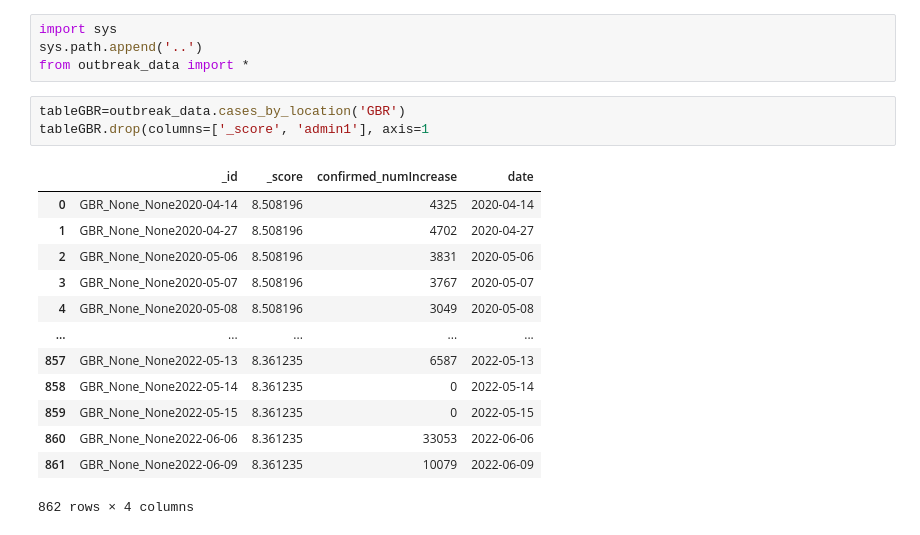
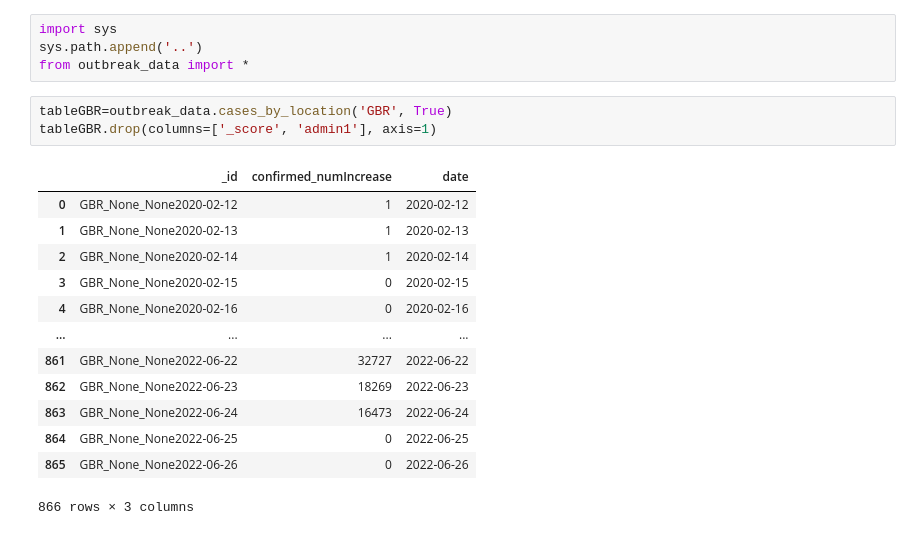
Before and after one commit to outbreak-info/python-outbreak-info, a Jupyter notebook: visualization_demos/gbrvis.ipynb, the cells around one changed output. Cells and saved outputs as stored; diff of their text form.

```diff
--- a/visualization_demos/gbrvis.ipynb
+++ b/visualization_demos/gbrvis.ipynb
@@ -40,22 +19,22 @@ import sys
 sys.path.append('..')
 from outbreak_data import *
 # %%
-tableGBR=outbreak_data.cases_by_location('GBR')
-tableGBR.drop(columns=['_score', 'admin1'], axis=1
+tableGBR=outbreak_data.cases_by_location('GBR', True)
+tableGBR.drop(columns=['_score', 'admin1'], axis=1)
 # %% [output]
-|  | _id | _score | confirmed_numIncrease | date |
-| 0 | GBR_None_None2020-04-14 | 8.508196 | 4325 | 2020-04-14 |
-| 1 | GBR_None_None2020-04-27 | 8.508196 | 4702 | 2020-04-27 |
-| 2 | GBR_None_None2020-05-06 | 8.508196 | 3831 | 2020-05-06 |
-| 3 | GBR_None_None2020-05-07 | 8.508196 | 3767 | 2020-05-07 |
-| 4 | GBR_None_None2020-05-08 | 8.508196 | 3049 | 2020-05-08 |
-| ... | ... | ... | ... | ... |
-| 857 | GBR_None_None2022-05-13 | 8.361235 | 6587 | 2022-05-13 |
-| 858 | GBR_None_None2022-05-14 | 8.361235 | 0 | 2022-05-14 |
-| 859 | GBR_None_None2022-05-15 | 8.361235 | 0 | 2022-05-15 |
-| 860 | GBR_None_None2022-06-06 | 8.361235 | 33053 | 2022-06-06 |
-| 861 | GBR_None_None2022-06-09 | 8.361235 | 10079 | 2022-06-09 |
+|  | _id | confirmed_numIncrease | date |
+| 0 | GBR_None_None2020-02-12 | 1 | 2020-02-12 |
+| 1 | GBR_None_None2020-02-13 | 1 | 2020-02-13 |
+| 2 | GBR_None_None2020-02-14 | 1 | 2020-02-14 |
+| 3 | GBR_None_None2020-02-15 | 0 | 2020-02-15 |
+| 4 | GBR_None_None2020-02-16 | 0 | 2020-02-16 |
+| ... | ... | ... | ... |
+| 861 | GBR_None_None2022-06-22 | 32727 | 2022-06-22 |
+| 862 | GBR_None_None2022-06-23 | 18269 | 2022-06-23 |
+| 863 | GBR_None_None2022-06-24 | 16473 | 2022-06-24 |
+| 864 | GBR_None_None2022-06-25 | 0 | 2022-06-25 |
+| 865 | GBR_None_None2022-06-26 | 0 | 2022-06-26 |
-862 rows × 4 columns
+866 rows × 3 columns
 # %%
 tableGBR.sort_values(by="date")
 tableGBR.plot.line(x='date', y='confirmed_numIncrease', title='Number of Cases Over Time', xlabel='Date', ylabel='Number of Cases')
```
Also changed, not shown: parts of 6 cells of this notebook.
